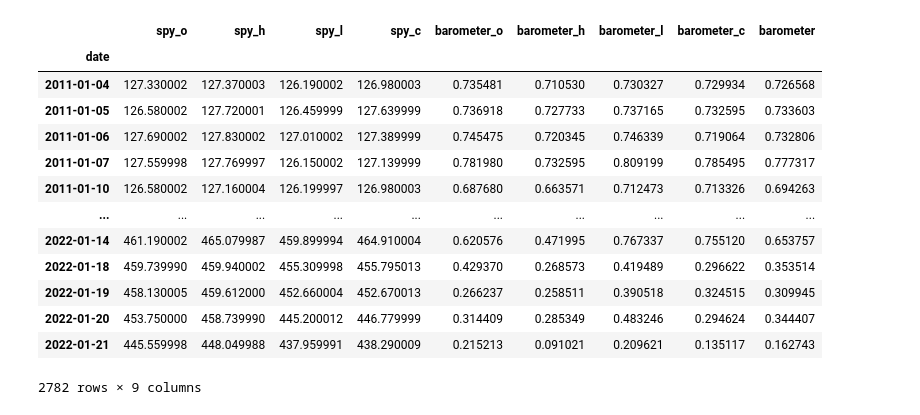
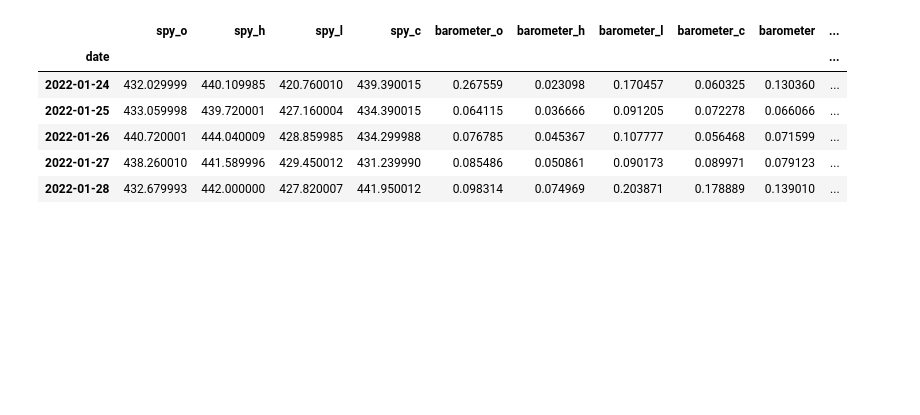
Before and after one commit to Mohammad-Rahmati/QRM_barometer, a Jupyter notebook: Main.ipynb, the cells around one changed output. Cells and saved outputs as stored; diff of their text form; code cells hidden in the pictures; blank space fills up the shorter version.

```diff
--- a/Main.ipynb
+++ b/Main.ipynb
@@ -6,21 +5,14 @@ import matplotlib.pyplot as plt
 # %%
 data = pd.read_csv('data/barometer.csv', index_col='date', parse_dates=True)
-data
+data.tail(5)
 # %% [output]
-|  | spy_o | spy_h | spy_l | spy_c | barometer_o | barometer_h | barometer_l | barometer_c | barometer |
-| date |  |  |  |  |  |  |  |  |  |
-| 2011-01-04 | 127.330002 | 127.370003 | 126.190002 | 126.980003 | 0.735481 | 0.710530 | 0.730327 | 0.729934 | 0.726568 |
-| 2011-01-05 | 126.580002 | 127.720001 | 126.459999 | 127.639999 | 0.736918 | 0.727733 | 0.737165 | 0.732595 | 0.733603 |
-| 2011-01-06 | 127.690002 | 127.830002 | 127.010002 | 127.389999 | 0.745475 | 0.720345 | 0.746339 | 0.719064 | 0.732806 |
-| 2011-01-07 | 127.559998 | 127.769997 | 126.150002 | 127.139999 | 0.781980 | 0.732595 | 0.809199 | 0.785495 | 0.777317 |
-| 2011-01-10 | 126.580002 | 127.160004 | 126.199997 | 126.980003 | 0.687680 | 0.663571 | 0.712473 | 0.713326 | 0.694263 |
-| ... | ... | ... | ... | ... | ... | ... | ... | ... | ... |
-| 2022-01-14 | 461.190002 | 465.079987 | 459.899994 | 464.910004 | 0.620576 | 0.471995 | 0.767337 | 0.755120 | 0.653757 |
-| 2022-01-18 | 459.739990 | 459.940002 | 455.309998 | 455.795013 | 0.429370 | 0.268573 | 0.419489 | 0.296622 | 0.353514 |
-| 2022-01-19 | 458.130005 | 459.612000 | 452.660004 | 452.670013 | 0.266237 | 0.258511 | 0.390518 | 0.324515 | 0.309945 |
-| 2022-01-20 | 453.750000 | 458.739990 | 445.200012 | 446.779999 | 0.314409 | 0.285349 | 0.483246 | 0.294624 | 0.344407 |
-| 2022-01-21 | 445.559998 | 448.049988 | 437.959991 | 438.290009 | 0.215213 | 0.091021 | 0.209621 | 0.135117 | 0.162743 |
+|  | spy_o | spy_h | spy_l | spy_c | barometer_o | barometer_h | barometer_l | barometer_c | barometer | ... |
+| date |  |  |  |  |  |  |  |  |  | ... |
+| 2022-01-24 | 432.029999 | 440.109985 | 420.760010 | 439.390015 | 0.267559 | 0.023098 | 0.170457 | 0.060325 | 0.130360 | ... |
+| 2022-01-25 | 433.059998 | 439.720001 | 427.160004 | 434.390015 | 0.064115 | 0.036666 | 0.091205 | 0.072278 | 0.066066 | ... |
+| 2022-01-26 | 440.720001 | 444.040009 | 428.859985 | 434.299988 | 0.076785 | 0.045367 | 0.107777 | 0.056468 | 0.071599 | ... |
+| 2022-01-27 | 438.260010 | 441.589996 | 429.450012 | 431.239990 | 0.085486 | 0.050861 | 0.090173 | 0.089971 | 0.079123 | ... |
+| 2022-01-28 | 432.679993 | 442.000000 | 427.820007 | 441.950012 | 0.098314 | 0.074969 | 0.203871 | 0.178889 | 0.139010 | ... |
-2782 rows × 9 columns
 # %%
 df = data.iloc[-416:].copy()
 
```
Also changed, not shown: parts of 3 cells of this notebook, 1 other file.
